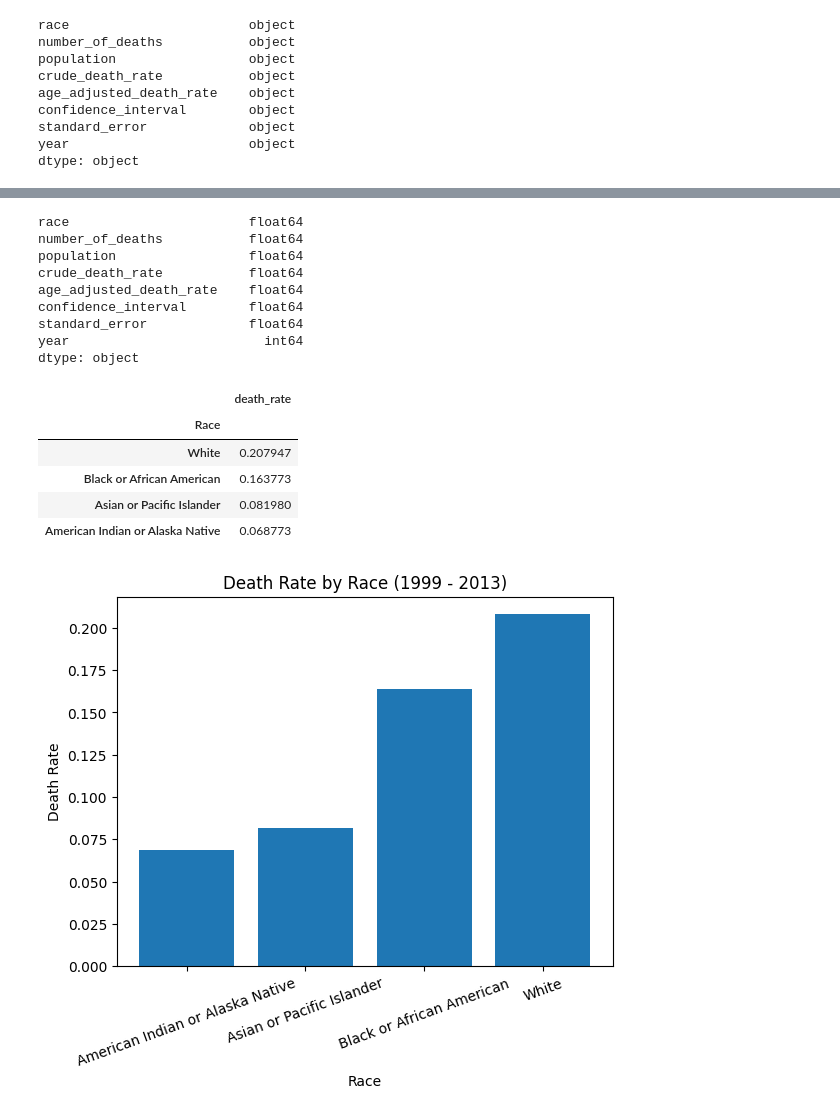
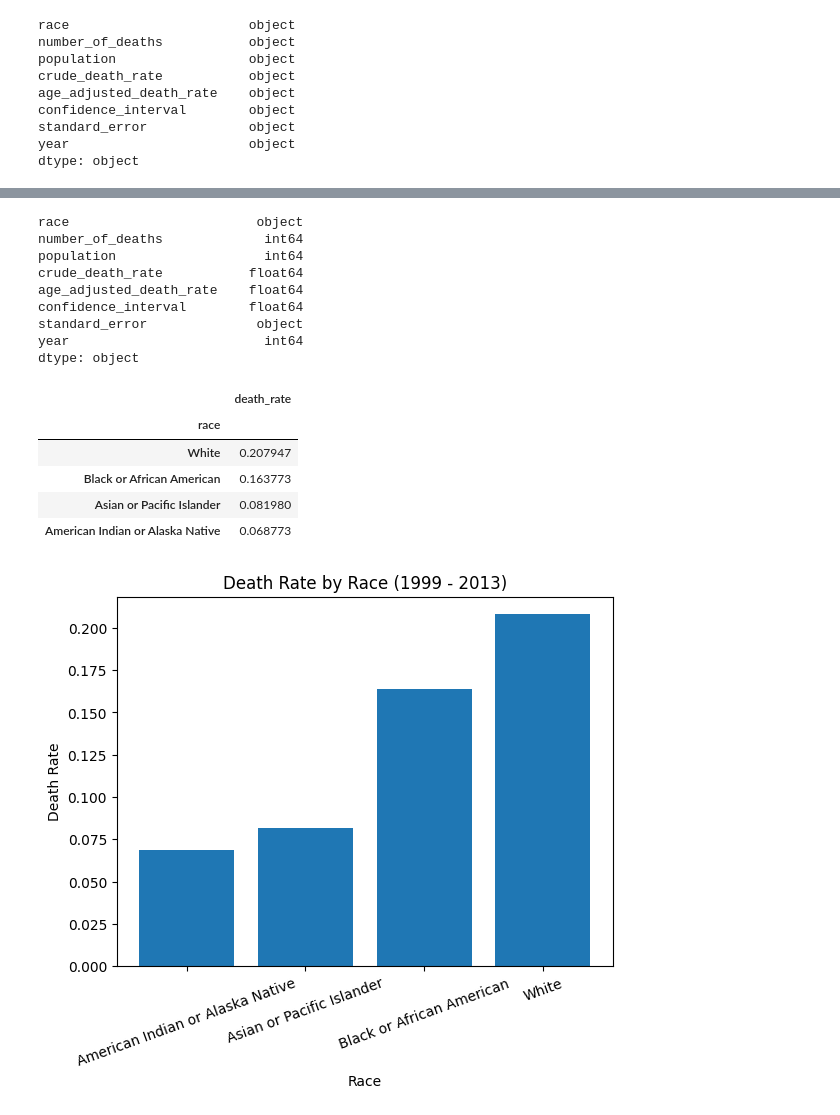
Before and after one commit to Caveexplorer/cdc_api_project, a Jupyter notebook: cdc_eda.ipynb, the cells around one changed output, grey strips where cells are left out. Drawn from its saved outputs; the diff is of its cells as text; code cells hidden in the pictures.

```diff
--- a/cdc_eda.ipynb
+++ b/cdc_eda.ipynb
@@ -60,8 +60,3 @@ confidence_interval        object
 standard_error             object
 year                       object
 dtype: object
-# %%
-need_numeric = ['number_of_deaths', 'population', 'crude_death_rate', 'age_adjusted_death_rate', 'confidence_interval', 'year']
-for column in need_numeric:
-    pd.to_numeric(df[column], errors = 'coerce')
-df.dtypes
@@ -77,0 +63,7 @@ dtype: object
+# %%
+# format data to numeric type where appropriate
+df = df.apply(lambda x: x.str.replace(',',''))
+columns = list(df.columns)
+for column in columns:
+    df[column] = pd.to_numeric(df[column], errors = 'ignore')
+df.head()
@@ -78,22 +77,25 @@ dtype: object
 # %%
 df.dtypes
 # %% [output]
-race                       float64
-number_of_deaths           float64
-population                 float64
+race                        object
+number_of_deaths             int64
+population                   int64
 crude_death_rate           float64
 age_adjusted_death_rate    float64
 confidence_interval        float64
-standard_error             float64
+standard_error              object
 year                         int64
 dtype: object
+# %%
+# add column for death rate as ordinary percentage
+df['death_rate'] = df['crude_death_rate'] / 1000
 # %%
-racial_death_rate = df[['Race', 'death_rate']].groupby('Race').mean()
-racial_death_rate['death_rate'] = racial_death_rate['death_rate'] / 1000
+# see mean death rate grouped by race over whole time period
+racial_death_rate = df[['race', 'death_rate']].groupby('race').mean()
 racial_death_rate.sort_values(by = 'death_rate', ascending = False)
 # %% [output]
 |  | death_rate |
-| Race |  |
+| race |  |
 | White | 0.207947 |
 | Black or African American | 0.163773 |
 | Asian or Pacific Islander | 0.081980 |
```
Also changed, not shown: parts of 8 cells of this notebook.
